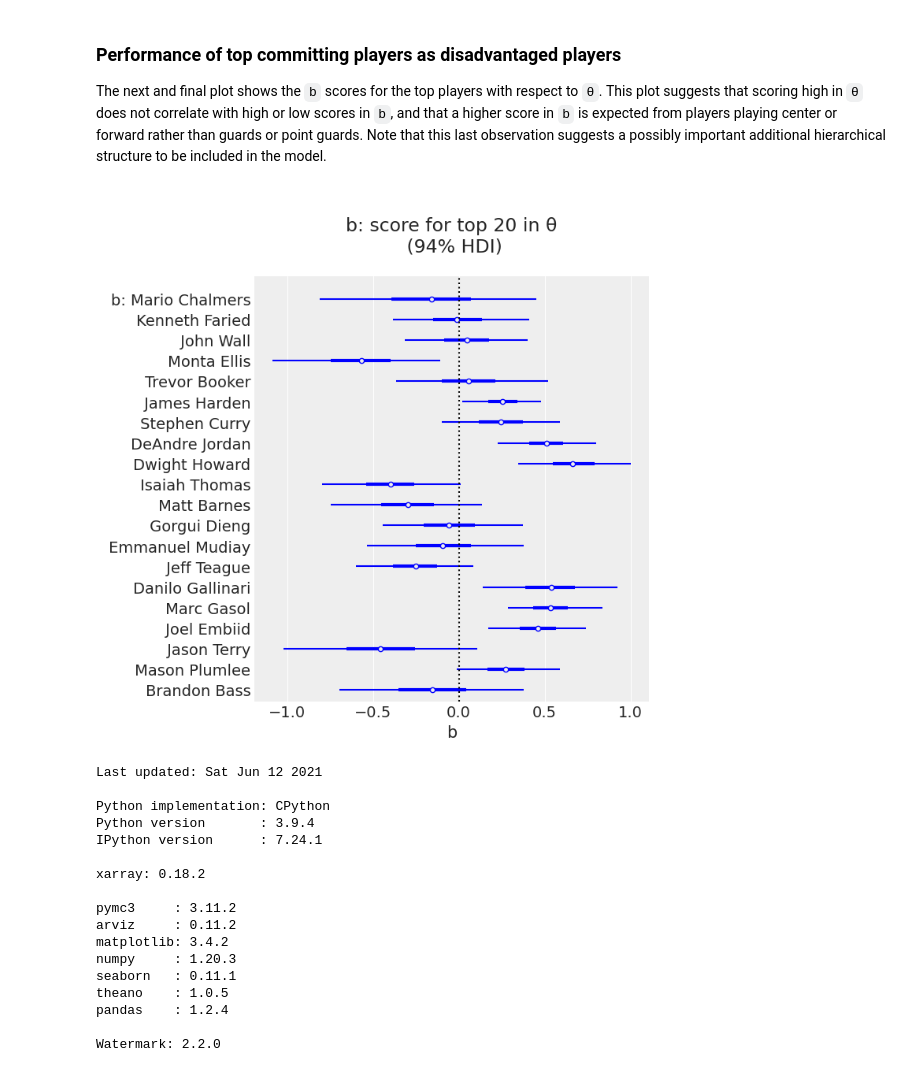
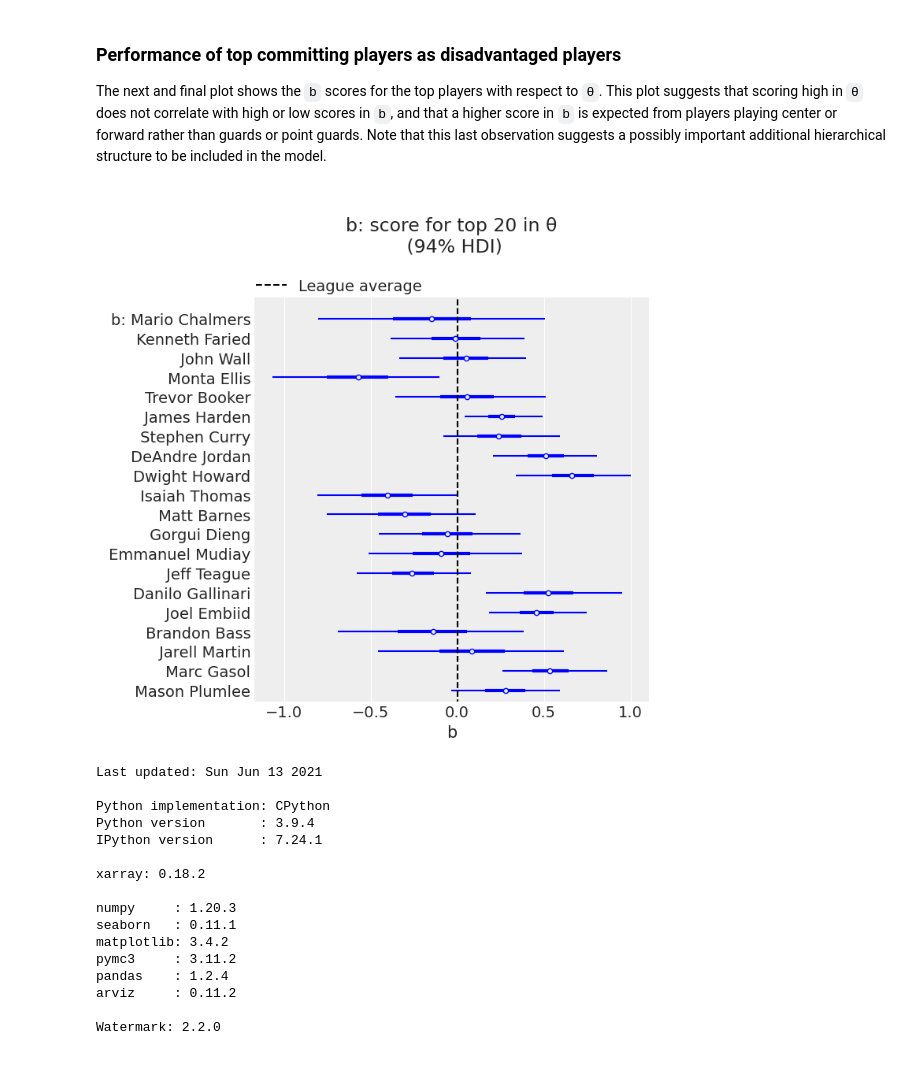
Before and after one commit to ltoniazzi/Item-Response-NBA, a Jupyter notebook: Item-Response-NBA.ipynb, the cells around one changed output. Drawn from its saved outputs; the diff is of its cells as text; code cells hidden in the pictures.

```diff
--- a/Item-Response-NBA.ipynb
+++ b/Item-Response-NBA.ipynb
@@ -175,10 +174,9 @@ with pm.Model(coords=coords) as model:
     θ = pm.Deterministic('θ', Δ_θ*σ_θ+μ_θ, dims='disadvantaged')
     b = pm.Deterministic('b', Δ_b*σ_b, dims='committing')
     η = pm.Deterministic('η', θ[disadvantaged_observed]-b[committing_observed])
-    p = pm.Deterministic('p', tt.nnet.sigmoid(η))
 
     #Likelihood
-    y = pm.Bernoulli('y', p, observed=foul_called_observed)
+    y = pm.Bernoulli('y', logit_p=η, observed=foul_called_observed)
 # %% [markdown]
 We use the method `model_to_graphviz` to plot our model. This shows the hierarchical structure on the variables `θ` and `b`.
 # %%
@@ -192,7 +190,7 @@ We now sample from our Rasch model and then plot the energy difference of the ob
 # %%
 with model:
     trace = pm.sample(1000,
-                      tune=1000,
+                      tune=1500,
                       return_inferencedata=True,
                       random_seed=RANDOM_SEED)
 az.plot_energy(trace);
@@ -318,24 +339,25 @@ The next and final plot shows the `b` scores for the top players with respect to
 # %%
 amount = 20 #How many top players we want to display
 top_θ_in_committing = set(committing).intersection(
-                          set(top_θ[:amount].coords['disadvantaged'].to_dict()['data']))
+                      set(top_θ[:amount].coords['disadvantaged'].to_dict()['data']))
 if len(top_θ_in_committing)<amount:
     print(f'Some players in the top {amount} for θ do not have observations for b.\n',
           'Plot not shown')
 else:
     ax = az.plot_forest(trace,var_names=['b'], colors='blue', combined=True,
-                  coords={'committing':top_θ[:amount].coords['disadvantaged'].to_dict()['data']},
+                 coords={'committing':top_θ[:amount].coords['disadvantaged'].to_dict()['data']},
                  figsize=(7,7))[0]
-    ax.set_title(f'\nb: score for top {amount} in θ\n (94% HDI)\n',fontsize=17)
+    ax.set_title(f'\nb: score for top {amount} in θ\n (94% HDI)\n\n',fontsize=17)
     ax.set_xlabel('b')
-    ax.axvline(μ_b_mean,color='black',ls=':');
+    ax.vlines(μ_b_mean, -1, amount, color='k',ls='--',label='League average')
+    ax.legend(loc='upper right',bbox_to_anchor=(.46, 1.08));
 # %% [output]
-[figure, old version]
+[figure, new version]
 # %%
 %load_ext watermark
 %watermark -n -u -v -iv -w -p xarray
 # %% [output]
-Last updated: Sat Jun 12 2021
+Last updated: Sun Jun 13 2021
 
 Python implementation: CPython
 Python version       : 3.9.4
@@ -343,12 +365,11 @@ IPython version      : 7.24.1
 
 xarray: 0.18.2
 
-pymc3     : 3.11.2
-arviz     : 0.11.2
-matplotlib: 3.4.2
 numpy     : 1.20.3
 seaborn   : 0.11.1
-theano    : 1.0.5
+matplotlib: 3.4.2
+pymc3     : 3.11.2
 pandas    : 1.2.4
+arviz     : 0.11.2
 
 Watermark: 2.2.0
```
Also changed, not shown: parts of 7 cells of this notebook.
